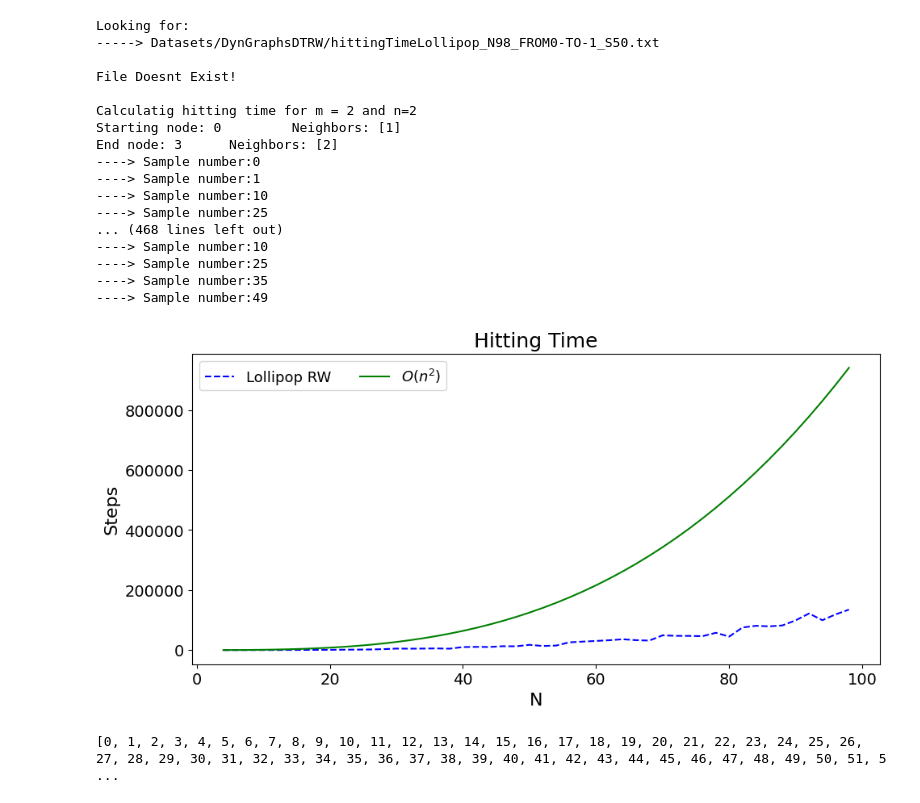
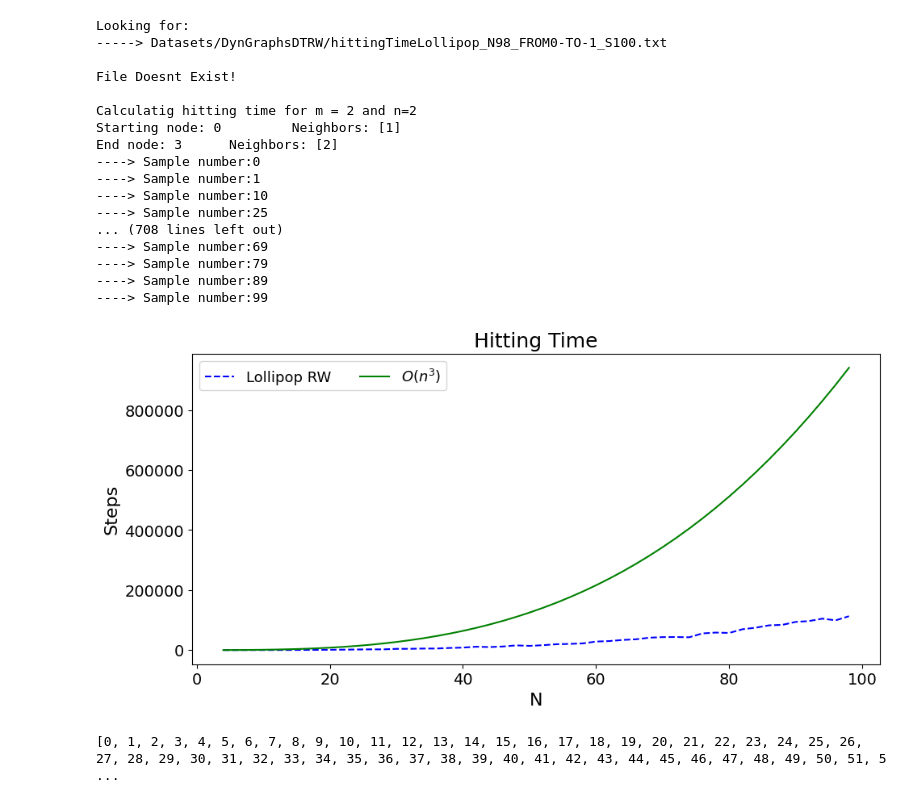
Before and after one commit to JaimePSantos/DynamicRandomWalks, a Jupyter notebook: HT-Static_Lollipop.ipynb, the cells around one changed output. Saved outputs shown, nothing was run; the diff lists cells and outputs as text; code cells hidden in the pictures.

```diff
--- a/HT-Static_Lollipop.ipynb
+++ b/HT-Static_Lollipop.ipynb
@@ -80,7 +80,7 @@ m_range = range(2, 50)
 n_range = range(2, 50)
 # n = 20
 sum_range = []
-samples = 50
+samples = 100
 
 sum_range = list(map(lambda x, y: x + y, m_range, n_range))
 
@@ -100,10 +100,10 @@ else:
     hitting_times = estimate_hitting_time(m_range,n_range,initVertex,targetVertex,samples)
     theoretical_hitting_times = theoretical_hitting_time(sum_range)
 
-    # write_list_to_file(hitting_times_file, hitting_times)
+    write_list_to_file(hitting_times_file, hitting_times)
 # %% [output]
 Looking for:
------> Datasets/DynGraphsDTRW/hittingTimeLollipop_N98_FROM0-TO-1_S50.txt
+-----> Datasets/DynGraphsDTRW/hittingTimeLollipop_N98_FROM0-TO-1_S100.txt
 
 File Doesnt Exist!
 
@@ -114,43 +114,42 @@ End node: 3      Neighbors: [2]
 ----> Sample number:1
 ----> Sample number:10
 ----> Sample number:25
-... (468 lines left out)
-----> Sample number:10
-----> Sample number:25
-----> Sample number:35
-----> Sample number:49
+... (708 lines left out)
+----> Sample number:69
+----> Sample number:79
+----> Sample number:89
+----> Sample number:99
 # %%
-alphaLabelList = [r'Lollipop RW',r'$O(n^2)$']
+alphaLabelList = [r'Lollipop RW',r'$O(n^3)$']
 
 params = {
     'font_size' : 14,
     'figsize': (11, 5),
     'plot_title' : f'Hitting Time',
     'x_label' : 'N',
     'y_label' : "Steps",
     'legend_labels' : alphaLabelList,
     'legend_loc': "best",
     # 'legend_title' : r'$\alpha$',
     'legend_ncol' : 3,
     'color_list' : ['#0000FF', '#008000', '#525252'],
     'line_style_list' : ['--', '-','-.' ],
     # 'save_path' : f'Output/OrientedDynamics/orientedDynamics_N{N}_NWALKS{len(alphaList)}_Alphas{str([round(a, 2) for a in alphaList]).replace(", ", "-").replace("[", "").replace("]", "")}_TMAX{round(t)}.png',
     'use_loglog': False,
     'use_cbar' : False,
     'cbar_label' : None,
     'cbar_ticks' : None,
     'cbar_tick_labels' : None,
     'x_lim' : None,
     # 'x_num_ticks' : 7,
     # 'y_num_ticks' : 7,
     # 'x_round_val' : 1,
     # 'y_round_val' : 3,
 }
 
-theoretical_hitting_times = theoretical_hitting_time(sum_range)
 plot_qwak(x_value_matrix = [list(sum_range),list(sum_range)] , y_value_matrix = [hitting_times,theoretical_hitting_times],**params)
 # %% [output]
-[figure, old version]
+[figure, new version]
 # %%
 print(list(nx.lollipop_graph(50,50).nodes))
 # %% [output]
```
Also changed, not shown: 1 other file.
